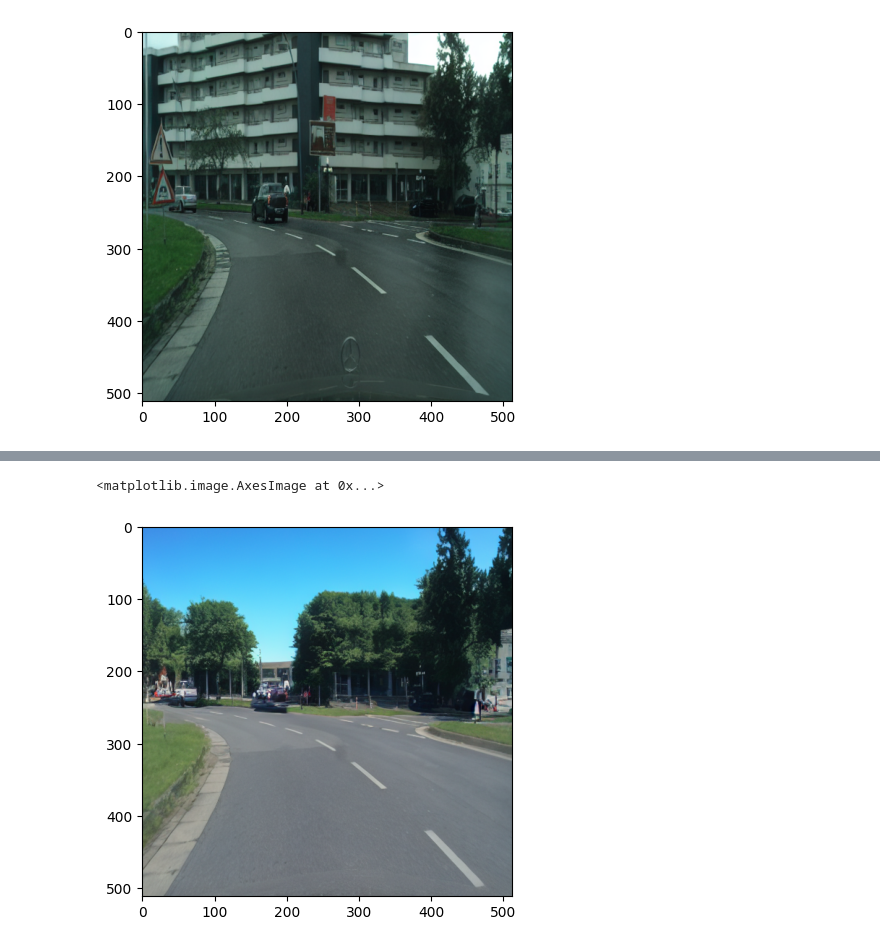
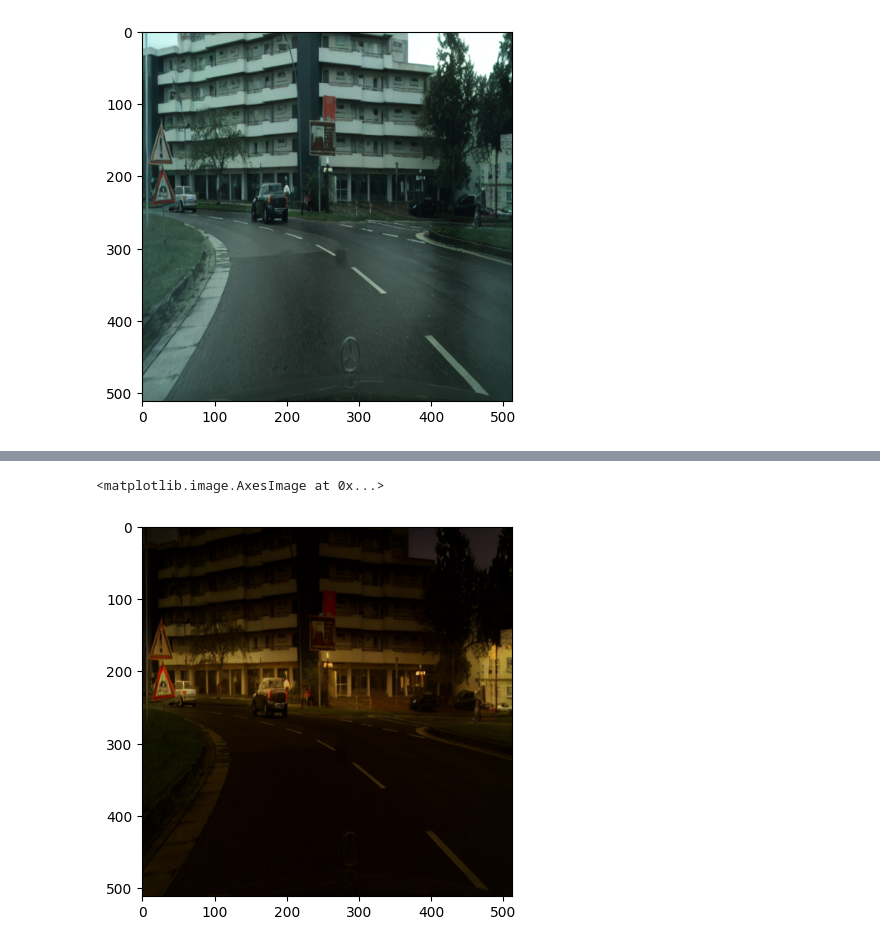
Before and after one commit to KhoiDOO/hfs, a Jupyter notebook: instrucP2P.ipynb, the cells around one changed output, grey strips where cells are left out. Cells and saved outputs as stored; diff of their text form; code cells hidden in the pictures.

```diff
--- a/instrucP2P.ipynb
+++ b/instrucP2P.ipynb
@@ -109,8 +103,8 @@ plt.imshow(np.array(image))
-# %%
-prompt = "make the scene sunny"
-image = pipe(prompt=prompt, image=sample_img).images[0]
-
-plt.imshow(np.array(image))
-# %% [output]
-<matplotlib.image.AxesImage at 0x...>
-[figure, removed]
+# %%
+prompt = "change scene to night"
+image = pipe(prompt=prompt, image=sample_img).images[0]
+
+plt.imshow(np.array(image))
+# %% [output]
+<matplotlib.image.AxesImage at 0x...>
+[figure, added]
```
Also changed, not shown: parts of 9 cells of this notebook, 3 other files.
